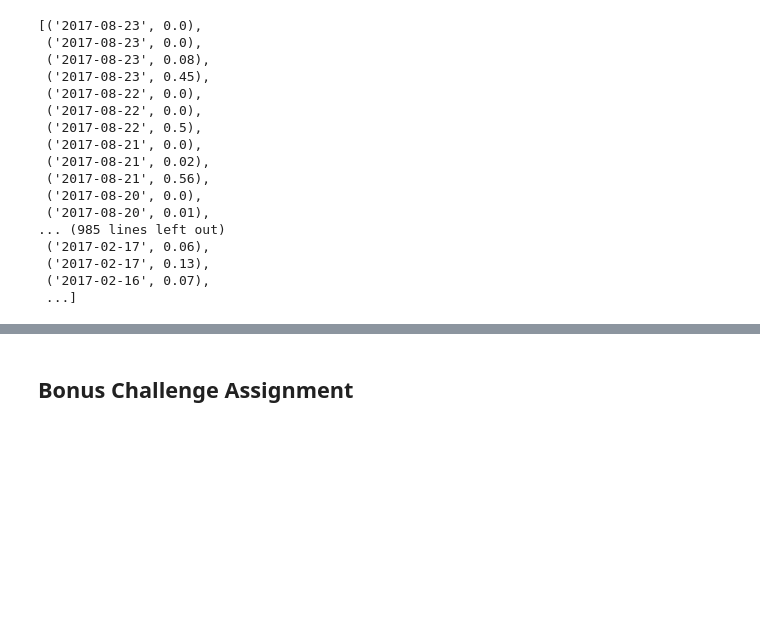
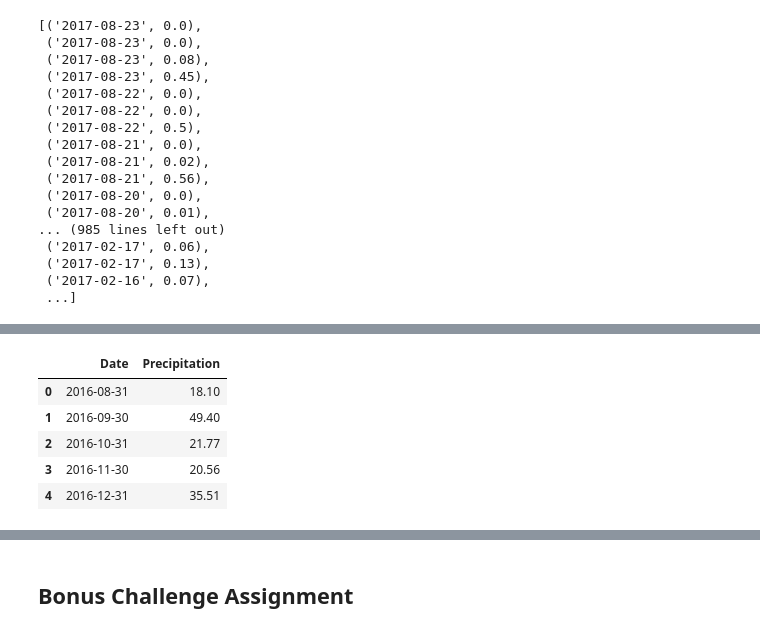
Before and after one commit to IrinaUX/sqlalchemy-challenge, a Jupyter notebook: climate_starter.ipynb, the cells around one changed output, grey strips where cells are left out. Saved outputs shown, nothing was run; the diff lists cells and outputs as text; code cells hidden in the pictures; blank space fills up the shorter version.

```diff
--- a/climate_starter.ipynb
+++ b/climate_starter.ipynb
@@ -543,0 +720,10 @@ session.query(Meas.date, Meas.prcp).\
+# %%
+df_reset_index = prcp_monthly_total.reset_index()
+df_reset_index.head()
+# %% [output]
+|  | Date | Precipitation |
+| 0 | 2016-08-31 | 18.10 |
+| 1 | 2016-09-30 | 49.40 |
+| 2 | 2016-10-31 | 21.77 |
+| 3 | 2016-11-30 | 20.56 |
+| 4 | 2016-12-31 | 35.51 |
```
Also changed, not shown: parts of 26 cells of this notebook.
